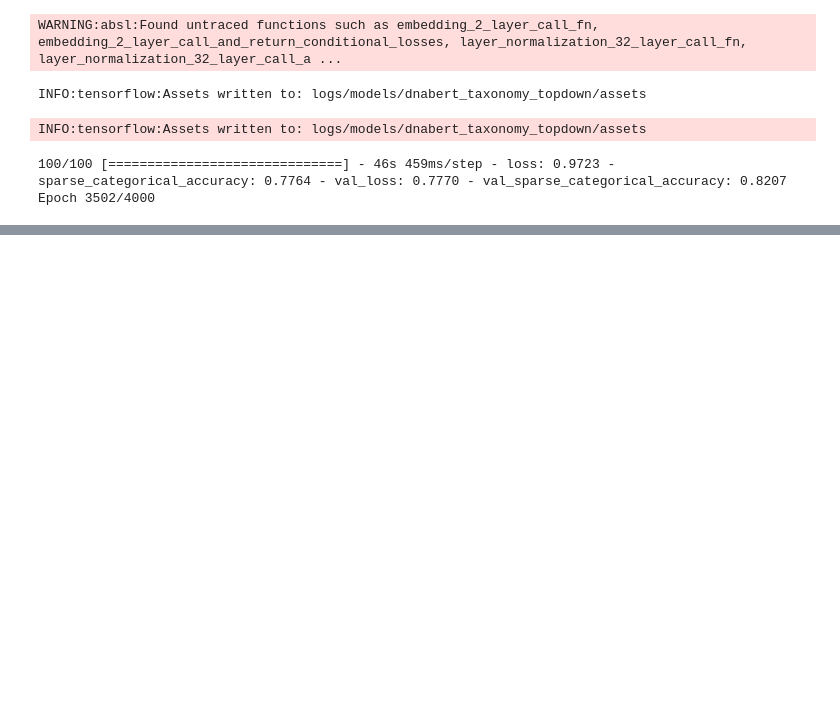
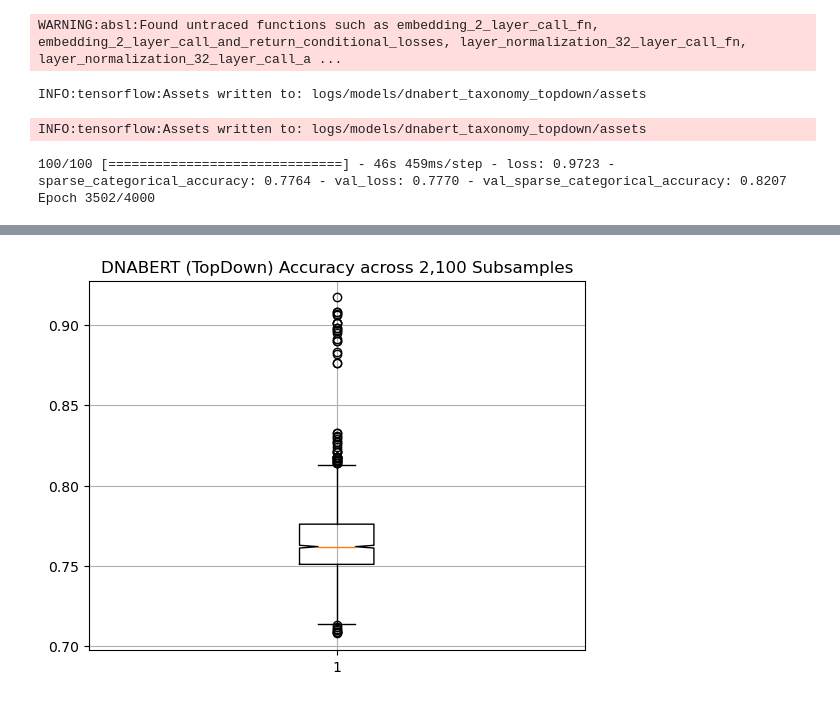
Before and after one commit to DLii-Research/setbert, a Jupyter notebook: notebooks/DNABERT Taxonomy TopDown.ipynb, the cells around one changed output, grey strips where cells are left out. Saved outputs shown, nothing was run; the diff lists cells and outputs as text; code cells hidden in the pictures; blank space fills up the shorter version.

```diff
--- a/notebooks/DNABERT Taxonomy TopDown.ipynb
+++ b/notebooks/DNABERT Taxonomy TopDown.ipynb
@@ -204,0 +309,4 @@ Find logs at: ./wandb/run-20230817_230617-8mchqa82/logs
+# %%
+api = wandb.Api()
+path = api.artifact("sirdavidludwig/dnabert-taxonomy/dnabert-taxonomy-topdown-64d-150l:latest").download()
+model = load_model(path)
@@ -204,0 +328,19 @@ Find logs at: ./wandb/run-20230817_230617-8mchqa82/logs
+# %%
+dataset = Dataset("/home/dwl2x/work/Datasets/Synthetic/Nachusa/test")
+# %%
+accuracies = []
+for i, (sample_file, tax_file) in enumerate(zip(
+    dataset.fastas(Dataset.Split.Train),
+    dataset.taxonomies(Dataset.Split.Train)
+)):
+    print(f"\r{i+1:<5}; Accuracy: {np.mean(accuracies):.2%}", end="")
+    sequences = []
+    taxonomies = []
+    for sequence, tax in fasta.entries_with_taxonomy(fasta.entries(sample_file), taxonomy.entries(tax_file)):
+        sequences.append(dna.encode_sequence(sequence.sequence))
+        taxonomies.append(model.taxonomy_tokenizer.tokenize_label(tax.label)[-1])
+    sequences = np.array(sequences)
+    sequences = dna.encode_kmers(sequences, 3)
+    taxonomies = np.array(taxonomies)
+    _, accuracy = model.evaluate(sequences, taxonomies, batch_size=256, verbose=False)
+    accuracies.append(accuracy)
@@ -204,0 +349,2 @@ Find logs at: ./wandb/run-20230817_230617-8mchqa82/logs
+# %%
+accuracies = np.array(accuracies)
@@ -204,0 +369,6 @@ Find logs at: ./wandb/run-20230817_230617-8mchqa82/logs
+# %%
+plt.boxplot(accuracies, notch=True)
+plt.title("DNABERT (TopDown) Accuracy across 2,100 Subsamples")
+plt.grid()
+# %% [output]
+[figure, added]
```
Also changed, not shown: parts of 27 cells of this notebook, 5 other files.
